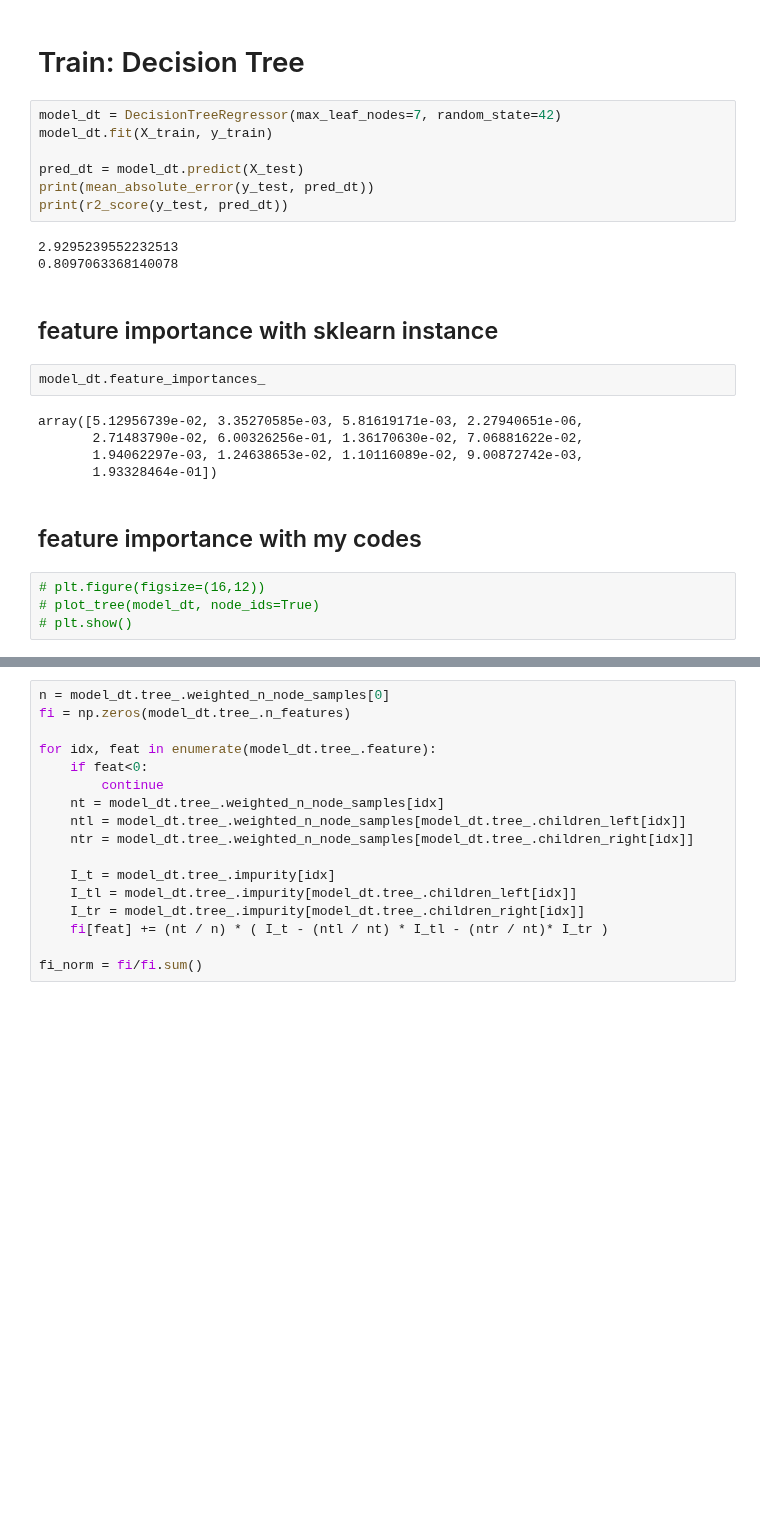
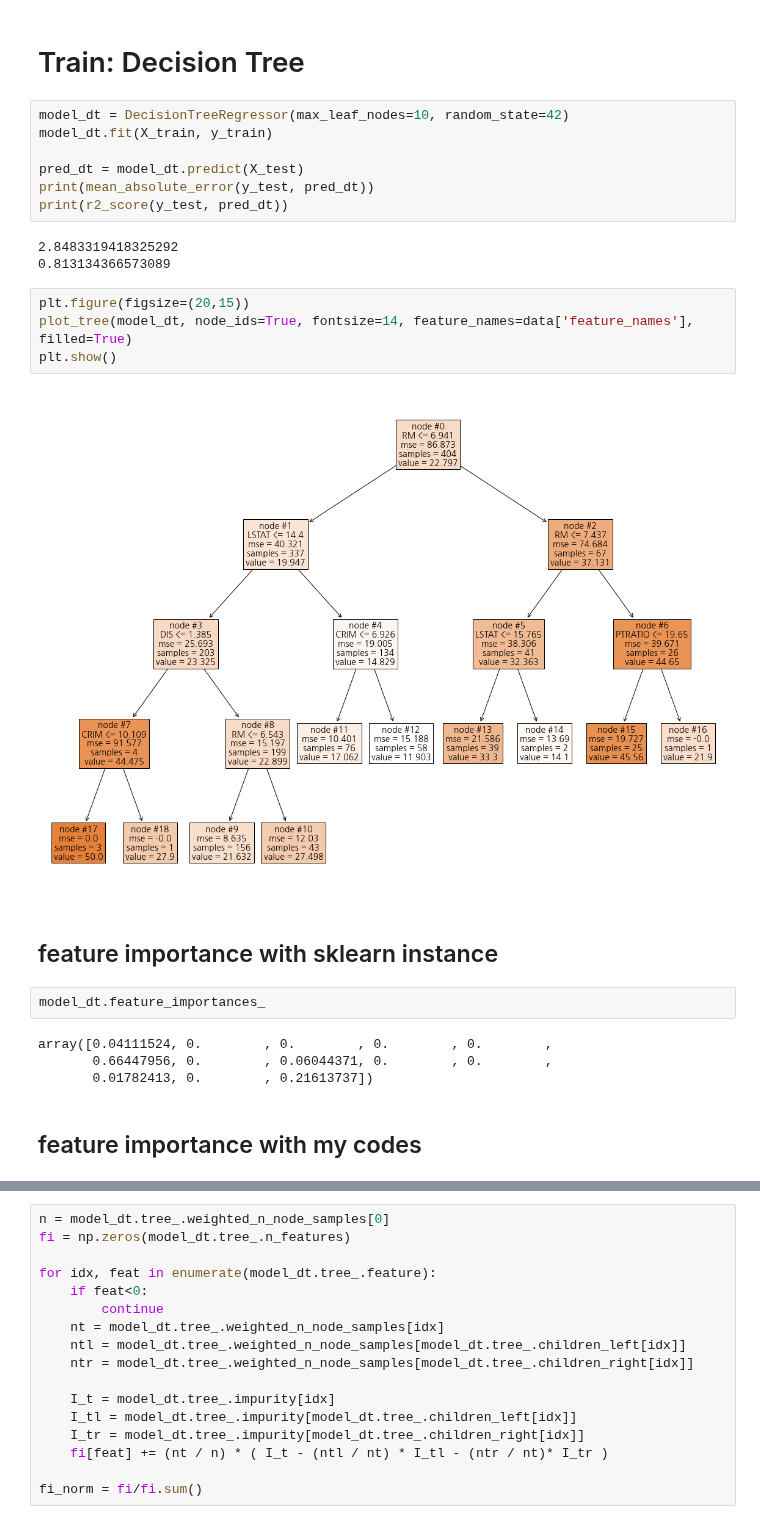
Before and after one commit to ywkim92/Paper-implementation, a Jupyter notebook: Feature_importance.ipynb, the cells around one changed output, grey strips where cells are left out. Cells and saved outputs as stored; diff of their text form; blank space fills up the shorter version.

Commit message:
formulae and an image added in feature importance notebook

```diff
--- a/Feature_importance.ipynb
+++ b/Feature_importance.ipynb
@@ -26,27 +26,28 @@ X_train, X_test, y_train, y_test = train_test_split(X, y, test_size=.2, random_s
 # %% [markdown]
 # Train: Decision Tree
 # %%
-model_dt = DecisionTreeRegressor(max_leaf_nodes=7, random_state=42)
+model_dt = DecisionTreeRegressor(max_leaf_nodes=10, random_state=42)
 model_dt.fit(X_train, y_train)
 
 pred_dt = model_dt.predict(X_test)
 print(mean_absolute_error(y_test, pred_dt))
 print(r2_score(y_test, pred_dt))
 # %% [output]
-2.9295239552232513
-0.8097063368140078
+2.8483319418325292
+0.813134366573089
+# %%
+plt.figure(figsize=(20,15))
+plot_tree(model_dt, node_ids=True, fontsize=14, feature_names=data['feature_names'], filled=True)
+plt.show()
+# %% [output]
+[figure, added]
 # %% [markdown]
 ## feature importance with sklearn instance
 # %%
 model_dt.feature_importances_
 # %% [output]
-array([5.12956739e-02, 3.35270585e-03, 5.81619171e-03, 2.27940651e-06,
-       2.71483790e-02, 6.00326256e-01, 1.36170630e-02, 7.06881622e-02,
-       1.94062297e-03, 1.24638653e-02, 1.10116089e-02, 9.00872742e-03,
-       1.93328464e-01])
+array([0.04111524, 0.        , 0.        , 0.        , 0.        ,
+       0.66447956, 0.        , 0.06044371, 0.        , 0.        ,
+       0.01782413, 0.        , 0.21613737])
 # %% [markdown]
 ## feature importance with my codes
-# %%
-# plt.figure(figsize=(16,12))
-# plot_tree(model_dt, node_ids=True)
-# plt.show()
```
Also changed, not shown: parts of 6 cells of this notebook.
